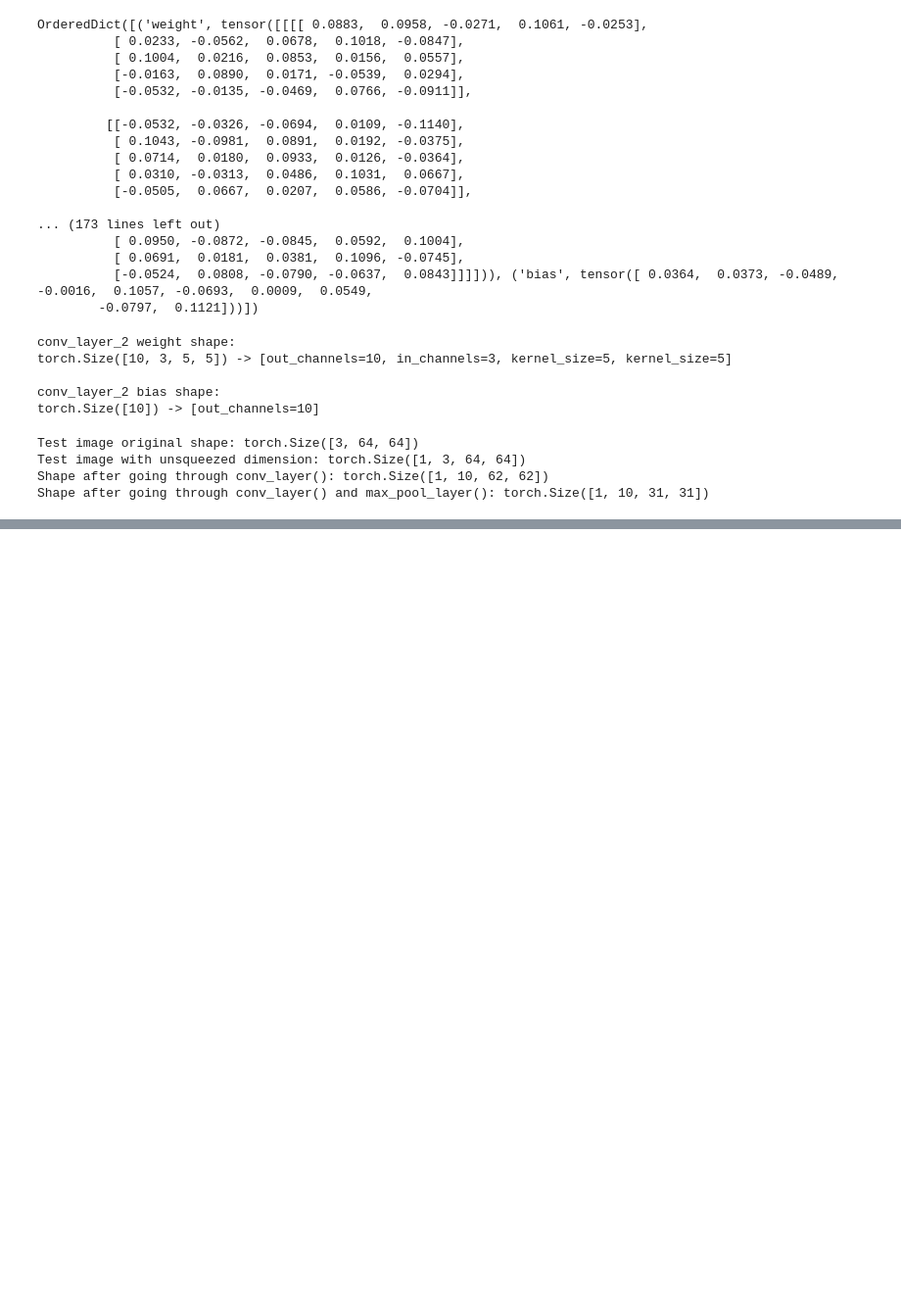
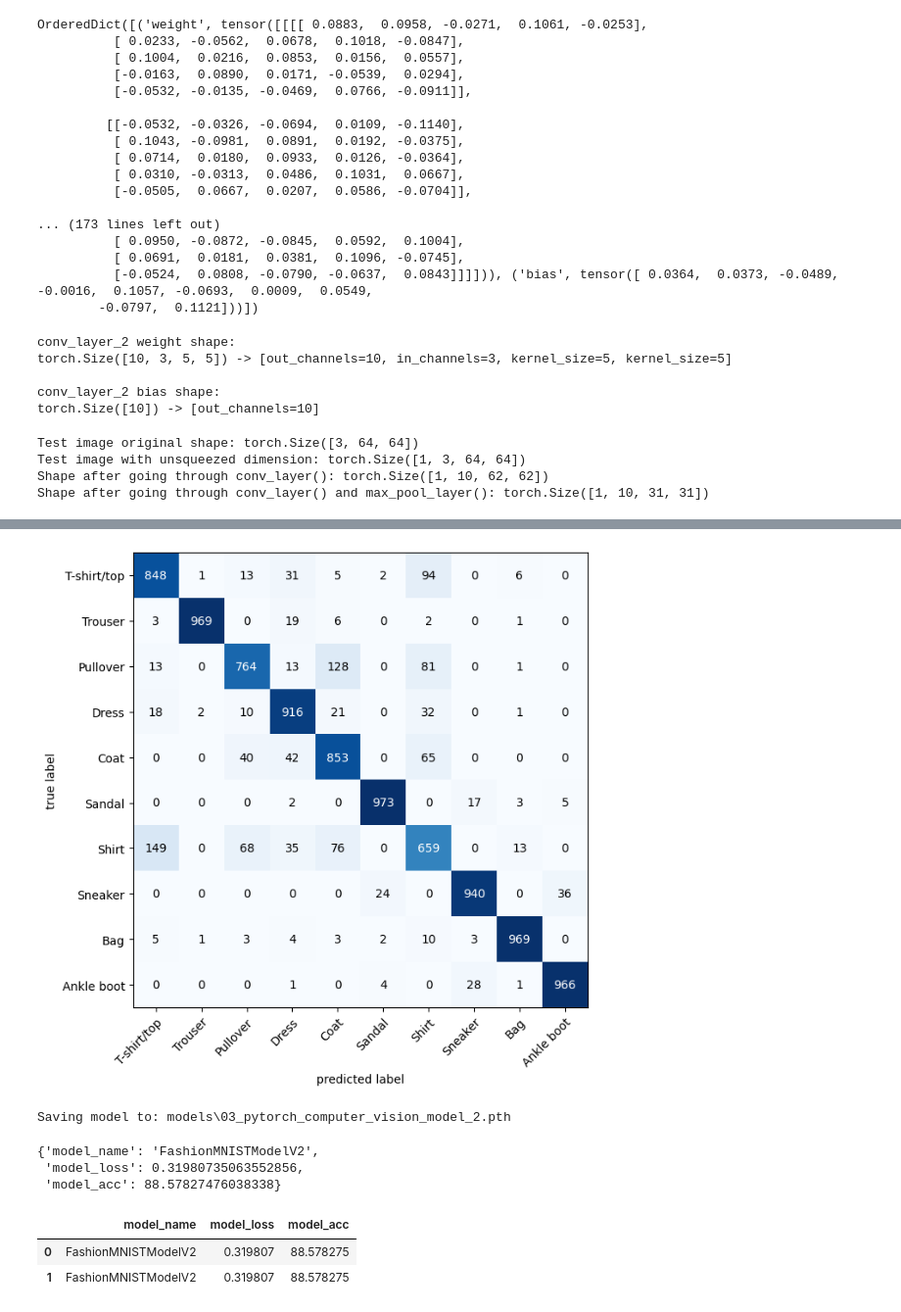
Before and after one commit to AlexanderAKM/Pytorch-Fundamentals, a Jupyter notebook: 03_pytorch_computer_vision.ipynb, the cells around one changed output, grey strips where cells are left out. Shown at 98% size. Cells and saved outputs as stored; diff of their text form; code cells hidden in the pictures; blank space fills up the shorter version.

```diff
--- a/03_pytorch_computer_vision.ipynb
+++ b/03_pytorch_computer_vision.ipynb
@@ -571,7 +571,7 @@ class FashionMNISTModelV2(nn.Module):
             nn.ReLU(),
             nn.MaxPool2d(2)
         )
-        self.clasifier = nn.Sequential(
+        self.classifier = nn.Sequential(
             nn.Flatten(),
             nn.Linear(in_features=hidden_units*7*7, # *7*7 because block 2 outputs 'hidden_units' number of 7*7 feature maps. 2 maxpooling layers.
                       out_features=output_shape)
@@ -579,11 +579,11 @@ class FashionMNISTModelV2(nn.Module):
 
     def forward(self, x: torch.Tensor):
         x = self.block_1(x)
-        print(x.shape)
+        #print(x.shape)
         x = self.block_2(x)
-        print(x.shape)
+        #print(x.shape)
         x = self.classifier(x)
-        print(x.shape)
+        #print(x.shape)
         return x
 
 torch.manual_seed(42)
@@ -739,0 +920,46 @@ Shape after going through conv_layer() and max_pool_layer(): torch.Size([1, 10,
+# %%
+from tqdm.auto import tqdm
+
+y_preds = []
+model_2.eval()
+with torch.inference_mode():
+    for X, y in tqdm(test_dataloader, desc="Making predictions"):
+        X, y = X.to(device), y.to(device)
+
+        y_logit = model_2(X)
+        y_pred = torch.softmax(y_logit, dim=1).argmax(dim=1)
+        y_preds.append(y_pred.cpu())
+
+    y_pred_tensor = torch.cat(y_preds)
+# %%
+import torchmetrics, mlxtend
+from torchmetrics import ConfusionMatrix
+from mlxtend.plotting import plot_confusion_matrix
+
+confmat = ConfusionMatrix(num_classes=len(class_names), task='multiclass')
+confmat_tensor = confmat(preds=y_pred_tensor,
+                         target=test_data.targets)
+
+fig, ax = plot_confusion_matrix(
+    conf_mat=confmat_tensor.numpy(),
+    class_names=class_names,
+    figsize=(10, 7)
+)
+# %% [output]
+[figure, added]
+# %%
+# Let's save and load the best performing model
+from pathlib import Path
+
+MODEL_PATH = Path("models")
+MODEL_PATH.mkdir(parents=True,
+                 exist_ok=True)
+
+MODEL_NAME = "03_pytorch_computer_vision_model_2.pth"
+MODEL_SAVE_PATH = MODEL_PATH / MODEL_NAME
+
+print(f"Saving model to: {MODEL_SAVE_PATH}")
+torch.save(obj=model_2.state_dict(),
+           f=MODEL_SAVE_PATH)
+# %% [output]
+Saving model to: models\03_pytorch_computer_vision_model_2.pth
@@ -739,0 +974,24 @@ Shape after going through conv_layer() and max_pool_layer(): torch.Size([1, 10,
+# %%
+# Evaluate loaded model
+torch.manual_seed(42)
+
+loaded_model_2_results = eval_model(
+    model=loaded_model_2,
+    data_loader=test_dataloader,
+    loss_fn=loss_fn,
+    accuracy_fn=accuracy_fn
+)
+
+loaded_model_2_results
+# %% [output]
+{'model_name': 'FashionMNISTModelV2',
+ 'model_loss': 0.31980735063552856,
+ 'model_acc': 88.57827476038338}
+# %%
+import pandas as pd
+compare = pd.DataFrame([model_2_results, loaded_model_2_results])
+compare
+# %% [output]
+|  | model_name | model_loss | model_acc |
+| 0 | FashionMNISTModelV2 | 0.319807 | 88.578275 |
+| 1 | FashionMNISTModelV2 | 0.319807 | 88.578275 |
```
Also changed, not shown: parts of 16 cells of this notebook.
